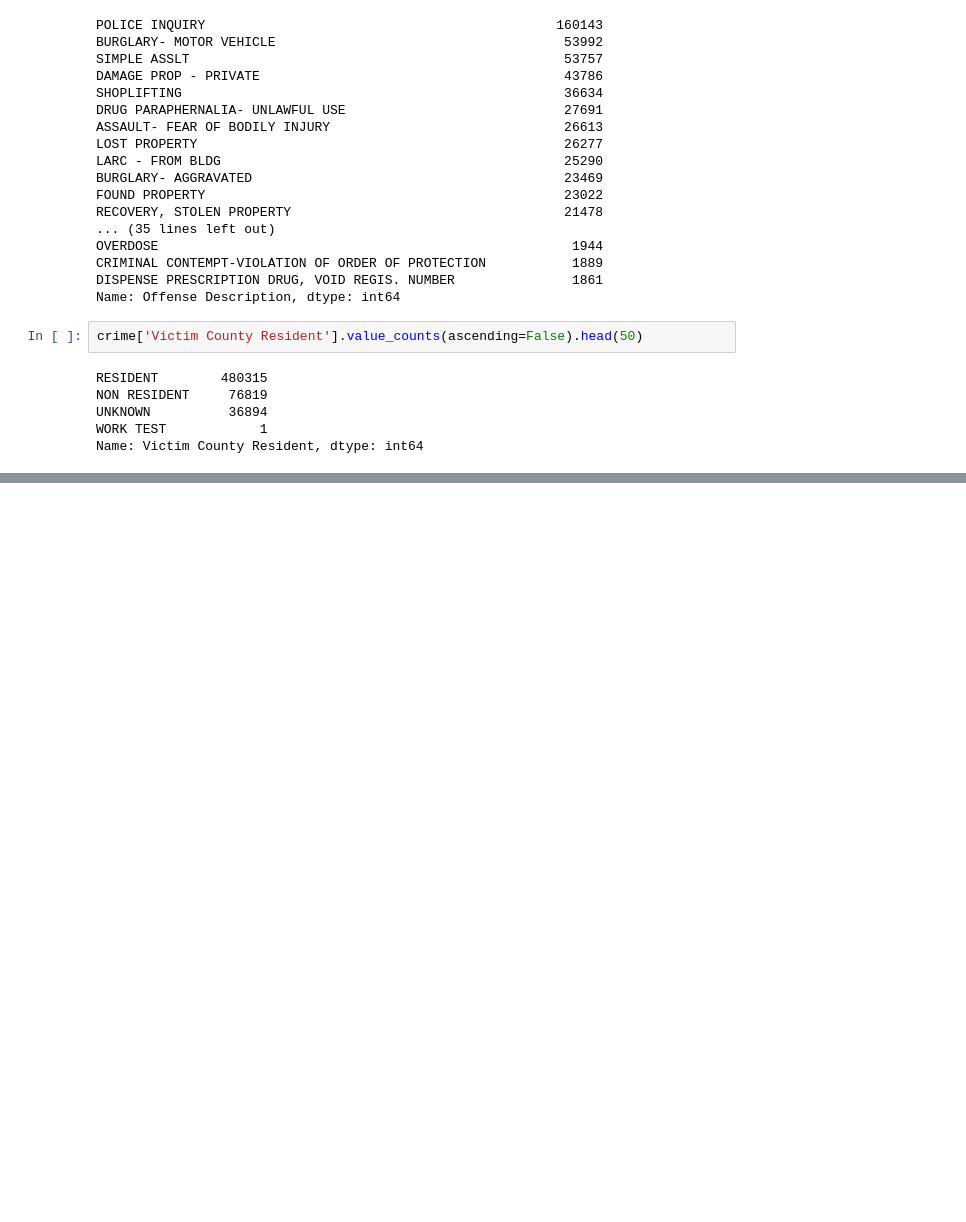
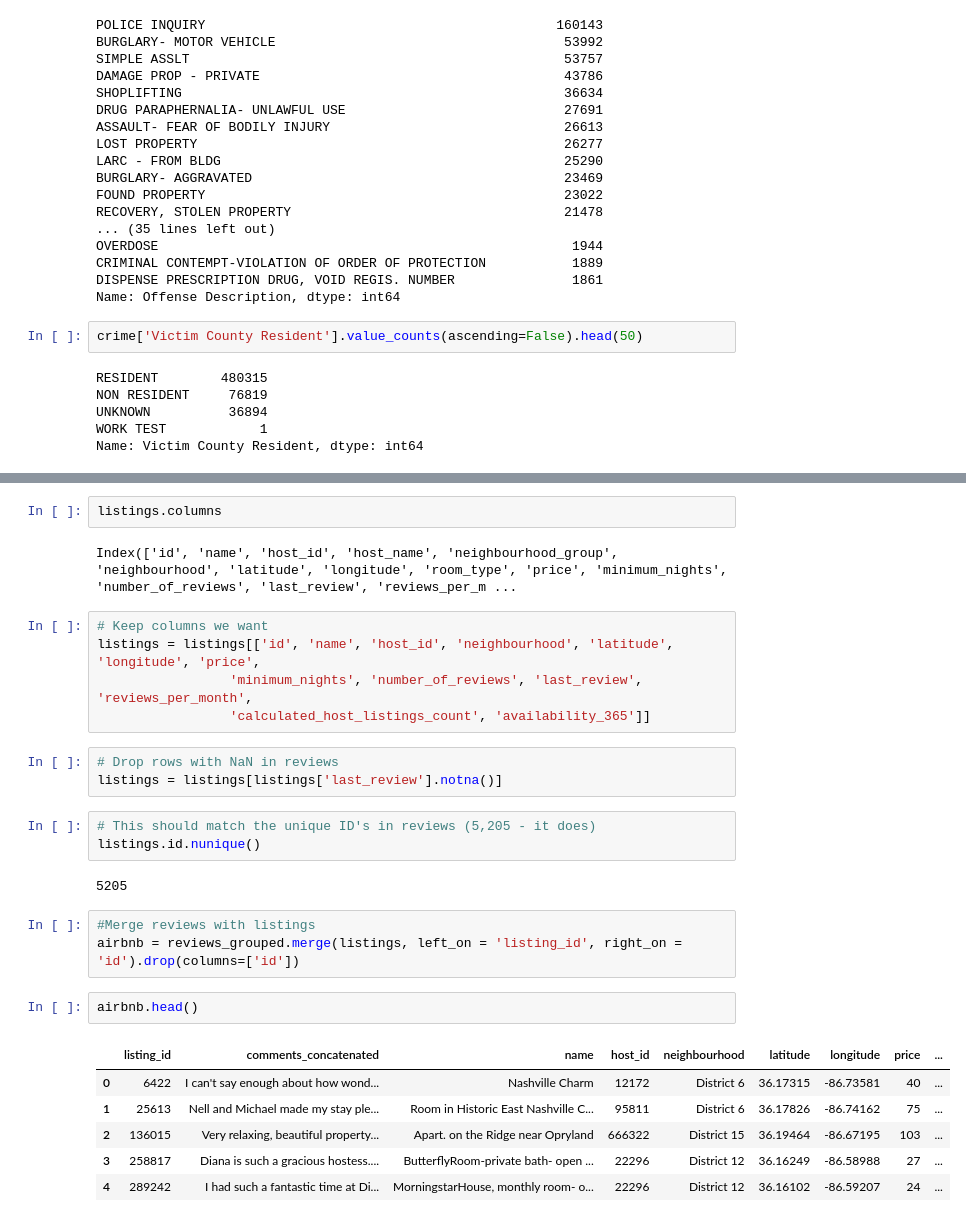
Before and after one commit to matttparker/airbnb-sentiments, a Jupyter notebook: notebooks/data_inspect.ipynb, the cells around one changed output, grey strips where cells are left out. Saved outputs shown, nothing was run; the diff lists cells and outputs as text; blank space fills up the shorter version.

```diff
--- a/notebooks/data_inspect.ipynb
+++ b/notebooks/data_inspect.ipynb
@@ -222,0 +446,29 @@ Name: Victim County Resident, dtype: int64
+# %%
+listings.columns
+# %% [output]
+Index(['id', 'name', 'host_id', 'host_name', 'neighbourhood_group', 'neighbourhood', 'latitude', 'longitude', 'room_type', 'price', 'minimum_nights', 'number_of_reviews', 'last_review', 'reviews_per_m ...
+# %%
+# Keep columns we want
+listings = listings[['id', 'name', 'host_id', 'neighbourhood', 'latitude', 'longitude', 'price',
+                 'minimum_nights', 'number_of_reviews', 'last_review', 'reviews_per_month',
+                 'calculated_host_listings_count', 'availability_365']]
+# %%
+# Drop rows with NaN in reviews
+listings = listings[listings['last_review'].notna()]
+# %%
+# This should match the unique ID's in reviews (5,205 - it does)
+listings.id.nunique()
+# %% [output]
+5205
+# %%
+#Merge reviews with listings
+airbnb = reviews_grouped.merge(listings, left_on = 'listing_id', right_on = 'id').drop(columns=['id'])
+# %%
+airbnb.head()
+# %% [output]
+|  | listing_id | comments_concatenated | name | host_id | neighbourhood | latitude | longitude | price | ... |
+| 0 | 6422 | I can't say enough about how wond... | Nashville Charm | 12172 | District 6 | 36.17315 | -86.73581 | 40 | ... |
+| 1 | 25613 | Nell and Michael made my stay ple... | Room in Historic East Nashville C... | 95811 | District 6 | 36.17826 | -86.74162 | 75 | ... |
+| 2 | 136015 | Very relaxing, beautiful property... | Apart. on the Ridge near Opryland | 666322 | District 15 | 36.19464 | -86.67195 | 103 | ... |
+| 3 | 258817 | Diana is such a gracious hostess.... | ButterflyRoom-private bath- open ... | 22296 | District 12 | 36.16249 | -86.58988 | 27 | ... |
+| 4 | 289242 | I had such a fantastic time at Di... | MorningstarHouse, monthly room- o... | 22296 | District 12 | 36.16102 | -86.59207 | 24 | ... |
```
Also changed, not shown: parts of 61 cells of this notebook, 1 other file.
